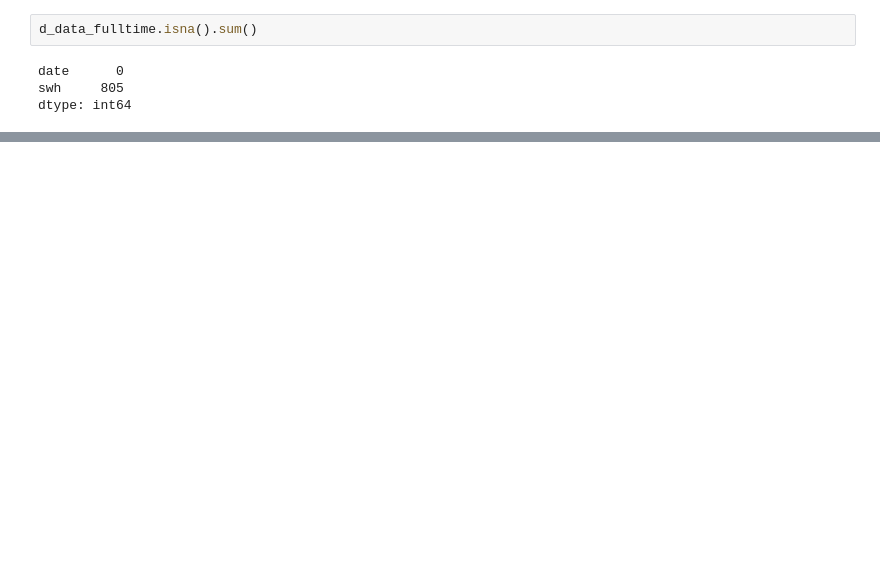
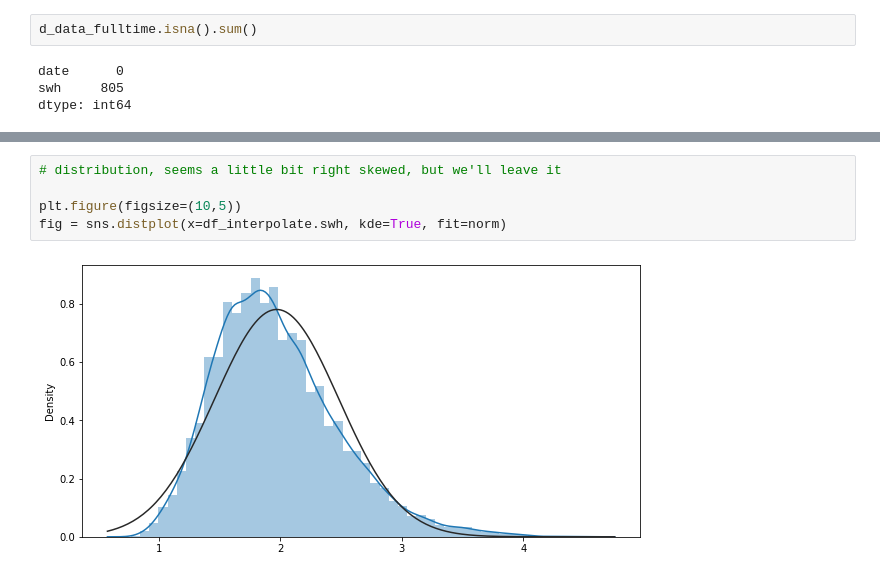
Before and after one commit to jakartaresearch/ocean-wave-prediction, a Jupyter notebook: notebook/0_eda.ipynb, the cells around one changed output, grey strips where cells are left out. Cells and saved outputs as stored; diff of their text form; blank space fills up the shorter version.

```diff
--- a/notebook/0_eda.ipynb
+++ b/notebook/0_eda.ipynb
@@ -90,0 +210,7 @@ dtype: int64
+# %%
+# distribution, seems a little bit right skewed, but we'll leave it
+
+plt.figure(figsize=(10,5))
+fig = sns.distplot(x=df_interpolate.swh, kde=True, fit=norm)
+# %% [output]
+[figure, added]
```
Also changed, not shown: parts of 21 cells of this notebook.
